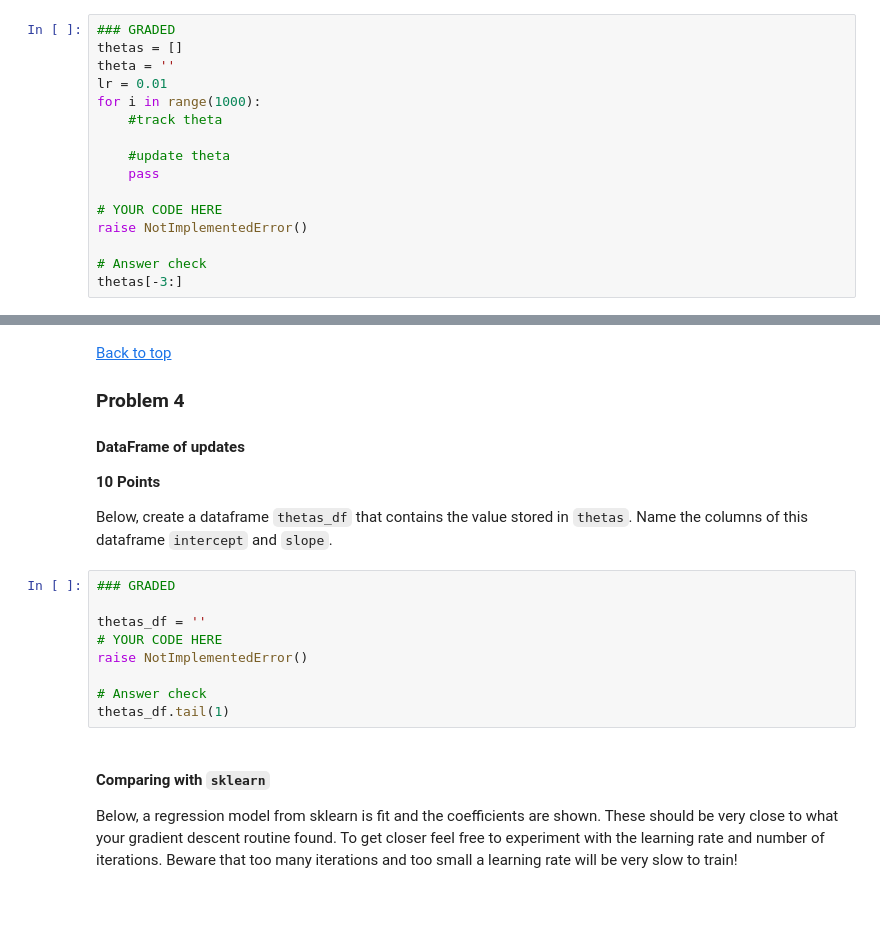
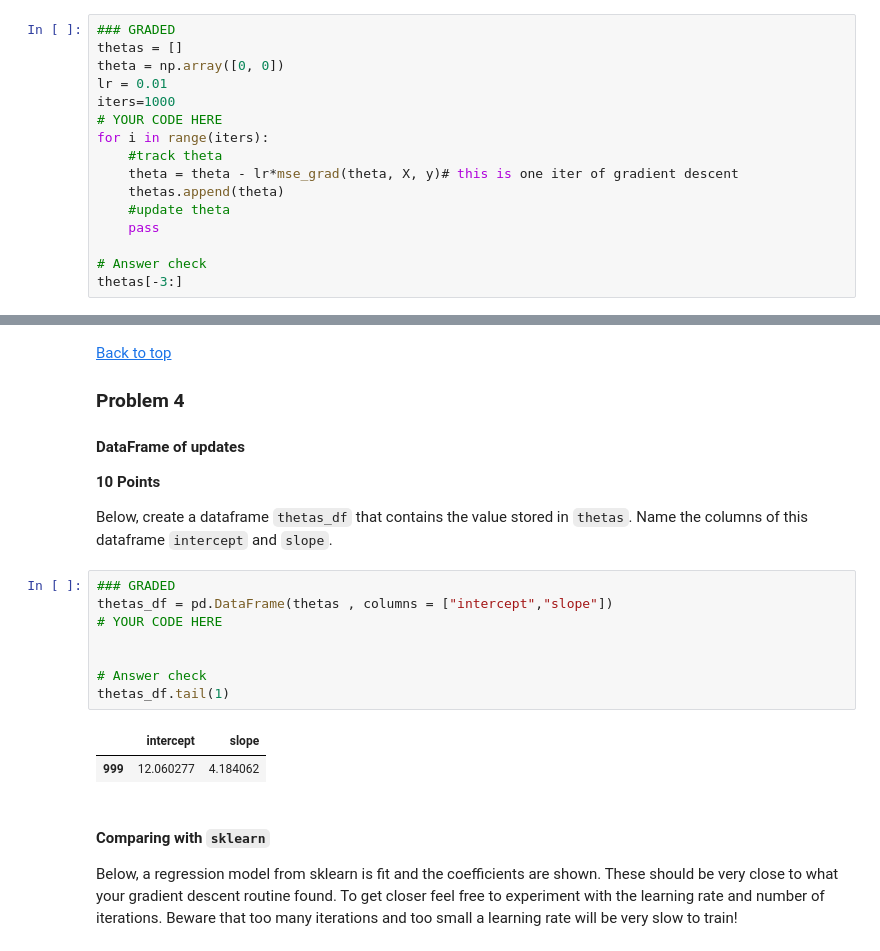
Before and after one commit to Subroy1/MSAI_AllPracticeModules, a Jupyter notebook: Module 15/Assignment15_2.ipynb, the cells around one changed output, grey strips where cells are left out. Saved outputs shown, nothing was run; the diff lists cells and outputs as text; blank space fills up the shorter version.

```diff
--- a/Module 15/Assignment15_2.ipynb
+++ b/Module 15/Assignment15_2.ipynb
@@ -116,16 +135,16 @@ $$\theta_{i + 1} = \theta_{i} - lr*grad(mse(\theta_{i}))$$
 # %%
 ### GRADED
 thetas = []
-theta = ''
+theta = np.array([0, 0])
 lr = 0.01
-for i in range(1000):
+iters=1000
+# YOUR CODE HERE
+for i in range(iters):
     #track theta
-
+    theta = theta - lr*mse_grad(theta, X, y)# this is one iter of gradient descent
+    thetas.append(theta)
     #update theta
     pass
 
-# YOUR CODE HERE
-raise NotImplementedError()
-
 # Answer check
 thetas[-3:]
@@ -141,13 +164,15 @@ thetas[-3:]
 Below, create a dataframe `thetas_df` that contains the value stored in `thetas`. Name the columns of this dataframe `intercept` and `slope`.
 # %%
 ### GRADED
+thetas_df = pd.DataFrame(thetas , columns = ["intercept","slope"])
+# YOUR CODE HERE
 
-thetas_df = ''
-# YOUR CODE HERE
-raise NotImplementedError()
 
 # Answer check
 thetas_df.tail(1)
+# %% [output]
+|  | intercept | slope |
+| 999 | 12.060277 | 4.184062 |
 # %% [markdown]
 #### Comparing with `sklearn`
 
```
Also changed, not shown: parts of 6 cells of this notebook.
